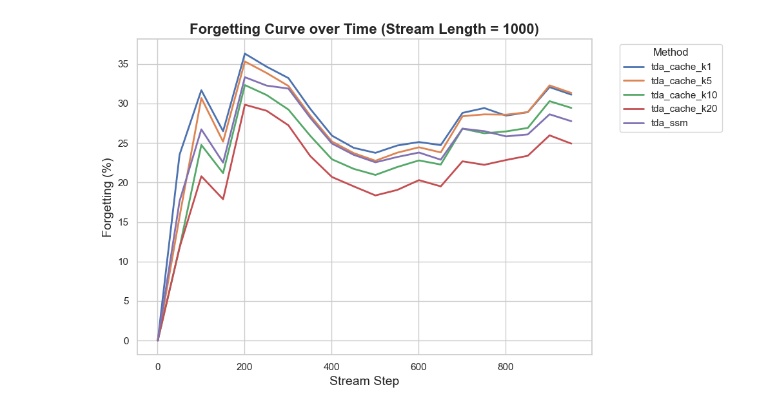
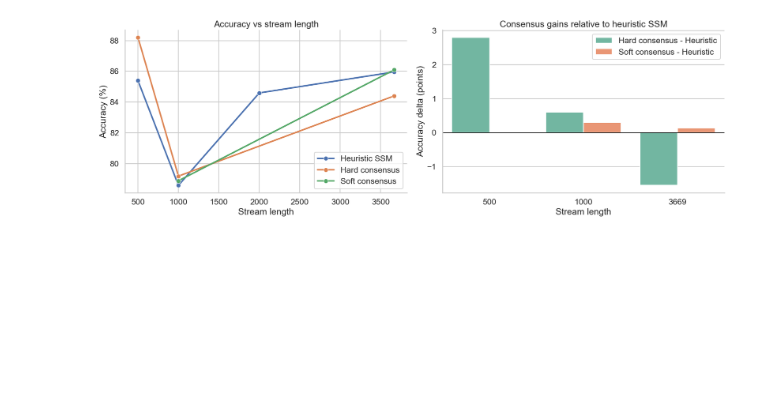
Before and after one commit to aupc2061/TDA_Exps, a Jupyter notebook: analyze_results.ipynb, the cells around one changed output. Cells and saved outputs as stored; diff of their text form; code cells hidden in the pictures; blank space fills up the shorter version.

```diff
--- a/analyze_results.ipynb
+++ b/analyze_results.ipynb
@@ -58,16 +177,29 @@ Tracking the forgetting metric over time.
 # %%
-# Plot forgetting curve for the longest stream length available
-max_stream = curves_df['stream_length'].max()
-subset_curves = curves_df[curves_df['stream_length'] == max_stream]
+accuracy_plot_df = stream_accuracy.copy()
 
-plt.figure(figsize=(10, 6))
-sns.lineplot(data=subset_curves, x='step', y='forgetting', hue='method', linewidth=2)
-plt.title(f'Forgetting Curve over Time (Stream Length = {max_stream})', fontsize=16, fontweight='bold')
-plt.xlabel('Stream Step', fontsize=14)
-plt.ylabel('Forgetting (%)', fontsize=14)
-plt.legend(title='Method', bbox_to_anchor=(1.05, 1), loc='upper left')
+gain_df = comparison_table[['stream_length', 'hard_minus_heuristic', 'soft_minus_heuristic']].copy()
+gain_long = gain_df.melt('stream_length', var_name='comparison', value_name='accuracy_delta').dropna()
+gain_long['comparison'] = gain_long['comparison'].map({
+    'hard_minus_heuristic': 'Hard consensus - Heuristic',
+    'soft_minus_heuristic': 'Soft consensus - Heuristic',
+})
+
+fig, axes = plt.subplots(1, 2, figsize=(18, 6))
+sns.lineplot(data=accuracy_plot_df, x='stream_length', y='accuracy', hue='method', marker='o', linewidth=3, ax=axes[0])
+axes[0].set_title('Accuracy vs stream length')
+axes[0].set_xlabel('Stream length')
+axes[0].set_ylabel('Accuracy (%)')
+axes[0].legend(title='')
+
+sns.barplot(data=gain_long, x='stream_length', y='accuracy_delta', hue='comparison', ax=axes[1], palette='Set2')
+axes[1].axhline(0.0, color='black', linewidth=1)
+axes[1].set_title('Consensus gains relative to heuristic SSM')
+axes[1].set_xlabel('Stream length')
+axes[1].set_ylabel('Accuracy delta (points)')
+axes[1].legend(title='')
+
 plt.tight_layout()
 plt.show()
 # %% [output]
-[figure, old version]
+[figure, new version]
 # %%
```
Also changed, not shown: parts of 13 cells of this notebook, 12 other files.
